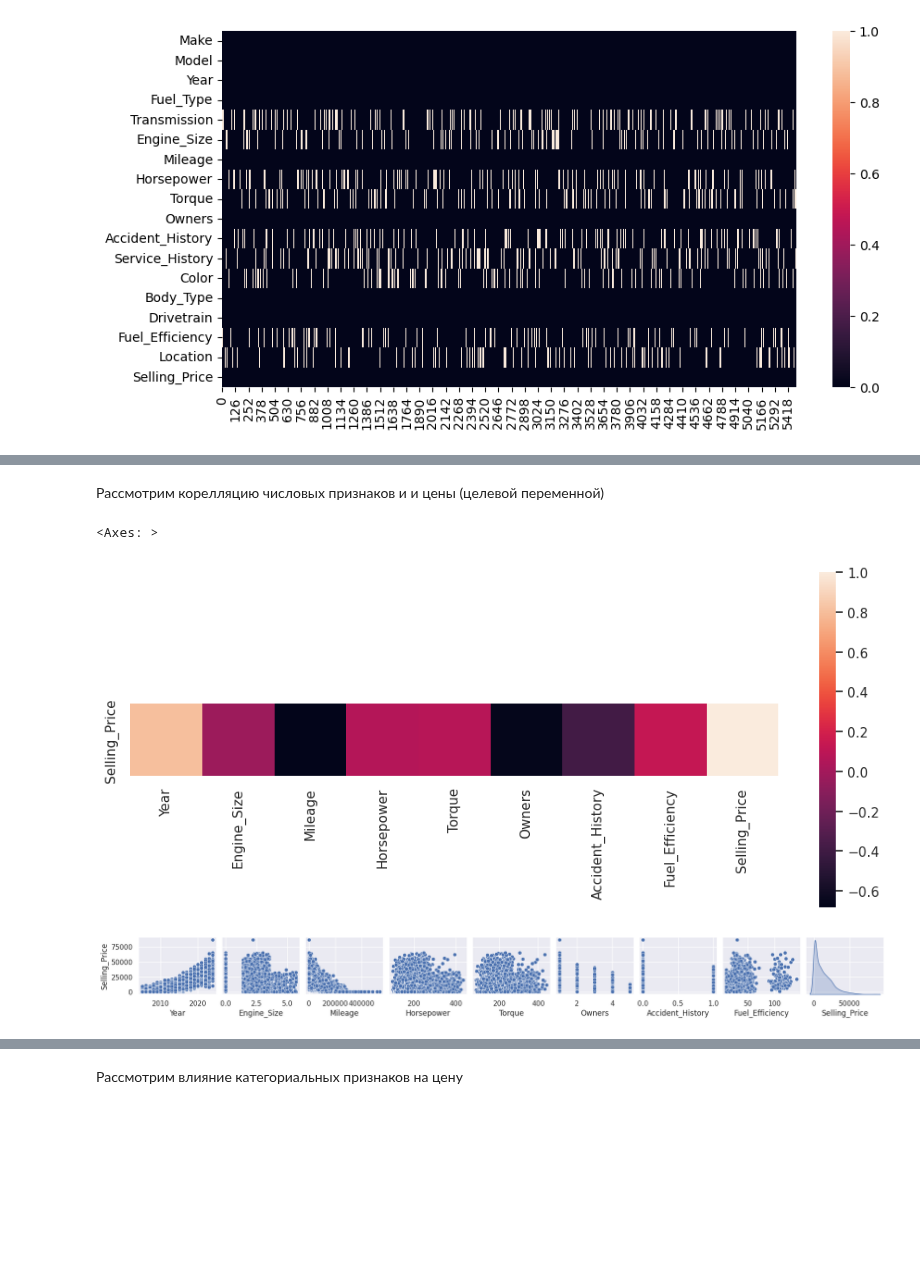
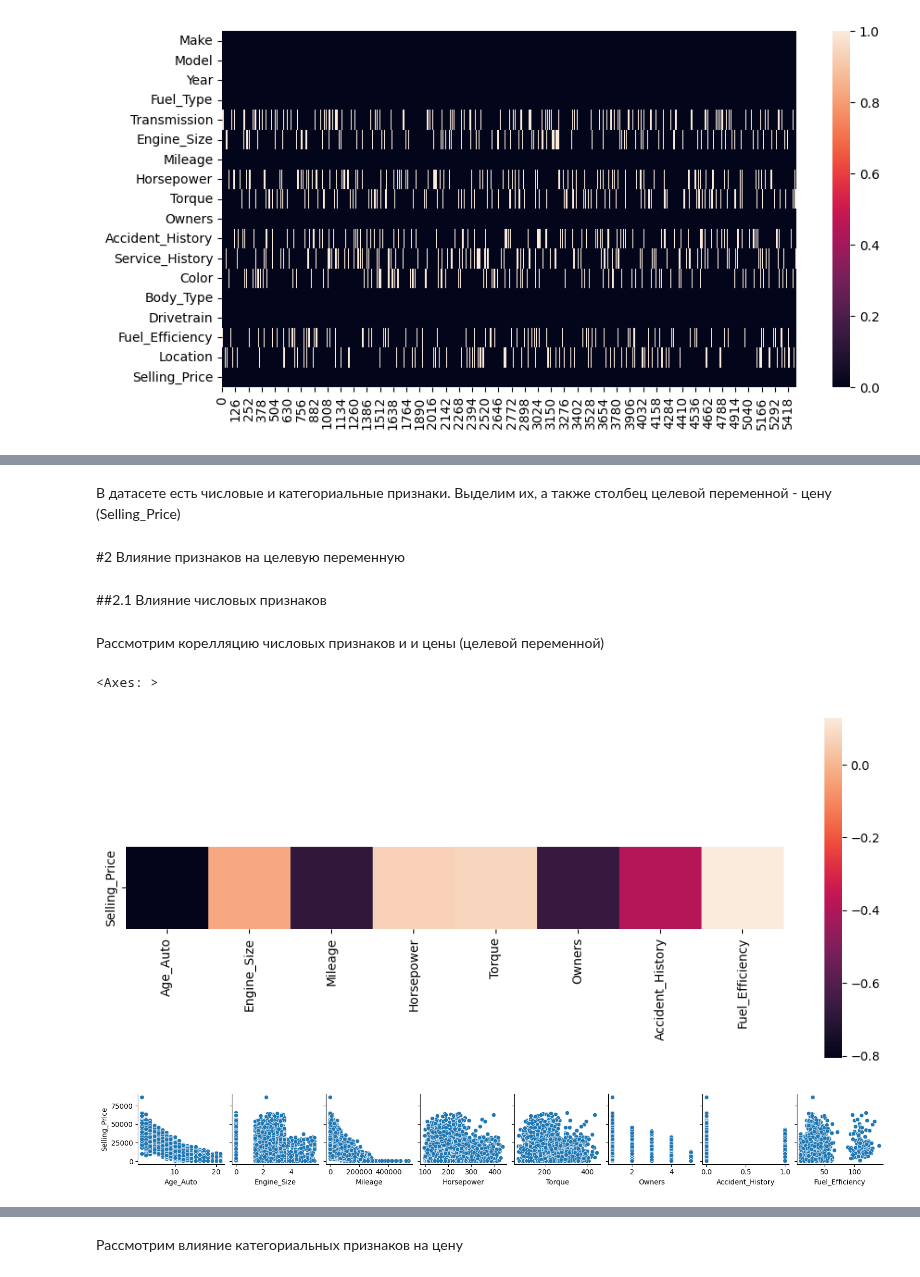
Before and after one commit to kataamb/notebooks_data_analysis, a Jupyter notebook: kaggle_automobile_prices/kaggle_automobile_dataset_analysis.ipynb, the cells around one changed output, grey strips where cells are left out. Saved outputs shown, nothing was run; the diff lists cells and outputs as text; code cells hidden in the pictures; blank space fills up the shorter version.

```diff
--- a/kaggle_automobile_prices/kaggle_automobile_dataset_analysis.ipynb
+++ b/kaggle_automobile_prices/kaggle_automobile_dataset_analysis.ipynb
@@ -183,0 +164,2 @@ plt.bar(data.index, data.values )
+# %%
+df['Age_Auto'] = datetime.now().year - df['Year']
@@ -184,3 +182,13 @@ plt.bar(data.index, data.values )
+# %% [markdown]
+В датасете есть числовые и категориальные признаки. Выделим их, а также столбец целевой переменной - цену (Selling_Price)
+# %%
+categorial_features = ['Make', 'Model', 'Fuel_Type', 'Transmission', 'Service_History', 'Color', 'Body_Type', 'Drivetrain', 'Location']
+number_features = ['Age_Auto', 'Engine_Size', 'Mileage', 'Horsepower', 'Torque', 'Owners', 'Accident_History', 'Fuel_Efficiency']
+target_feature = 'Selling_Price'
+# %% [markdown]
+#2 Влияние признаков на целевую переменную
+# %% [markdown]
+##2.1 Влияние числовых признаков
 # %% [markdown]
 Рассмотрим корелляцию числовых признаков и и цены (целевой переменной)
 # %%
@@ -189,9 +197,9 @@ f, ax = plt.subplots(figsize=(12, 5))
 sns.heatmap(correlation_price, square=True)
 # %% [output]
 <Axes: >
-[figure, old version]
+[figure, new version]
 # %%
-sns.pairplot(df[number_features], x_vars=number_features, y_vars = target_feature, height = 2 ,kind ='scatter',diag_kind='kde')
+sns.pairplot(pd.concat([df[number_features], df[target_feature]]), x_vars=number_features, y_vars = target_feature, height = 2 ,kind ='scatter',diag_kind='kde')
 plt.show()
 # %% [output]
-[figure, old version]
+[figure, new version]
```
Also changed, not shown: parts of 92 cells of this notebook.
